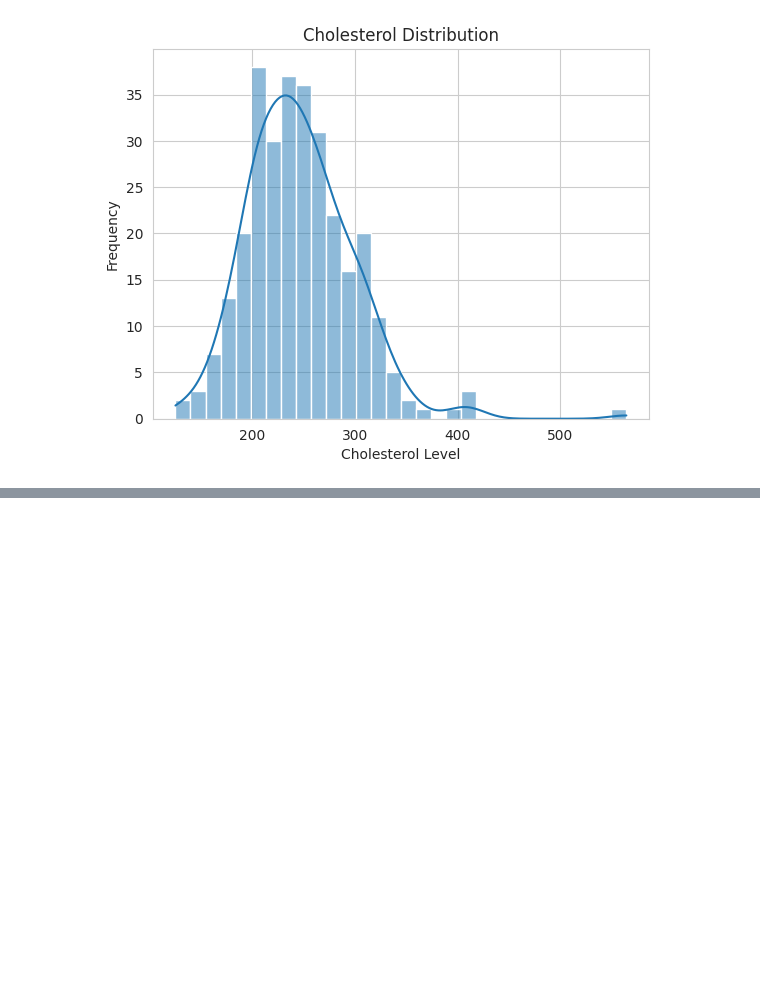
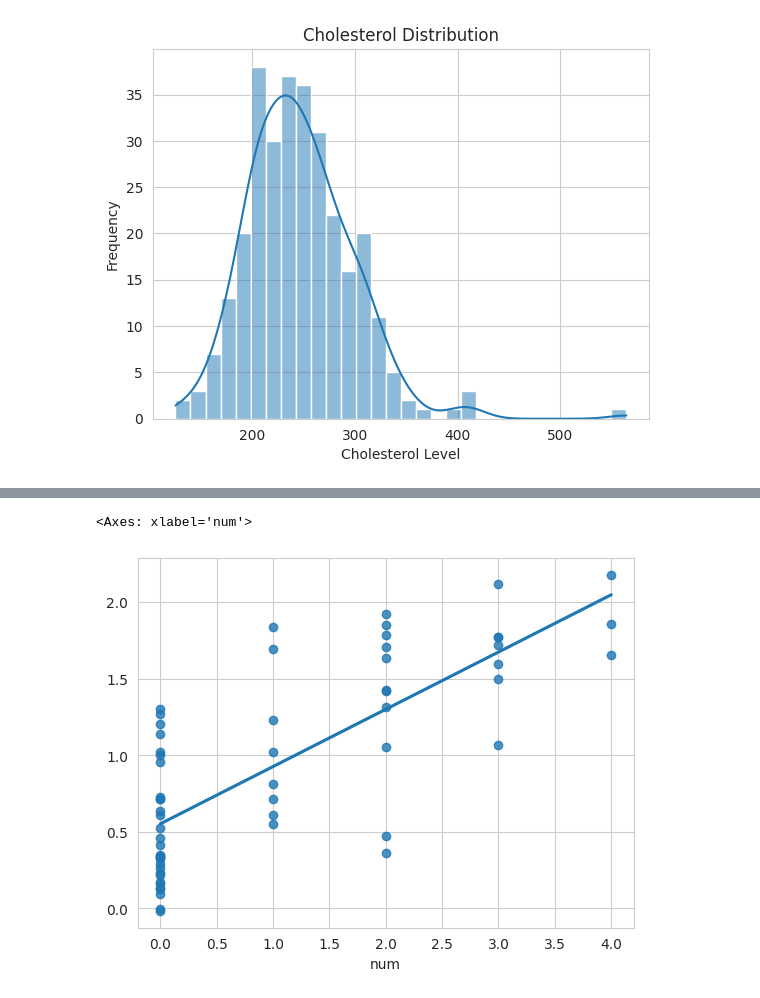
Before and after one commit to skaarfundgandr/Machine_Learning, a Jupyter notebook: Projects/Cholesterol/Cholesterol.ipynb, the cells around one changed output, grey strips where cells are left out. Drawn from its saved outputs; the diff is of its cells as text; code cells hidden in the pictures; blank space fills up the shorter version.

```diff
--- a/Projects/Cholesterol/Cholesterol.ipynb
+++ b/Projects/Cholesterol/Cholesterol.ipynb
@@ -131,0 +212,6 @@ plt.show()
+# %%
+# Plotting regression line for test set predictions
+sns.regplot(x=y_test, y=y_pred_test, ci=None)
+# %% [output]
+<Axes: xlabel='num'>
+[figure, added]
```
Also changed, not shown: parts of 11 cells of this notebook.
